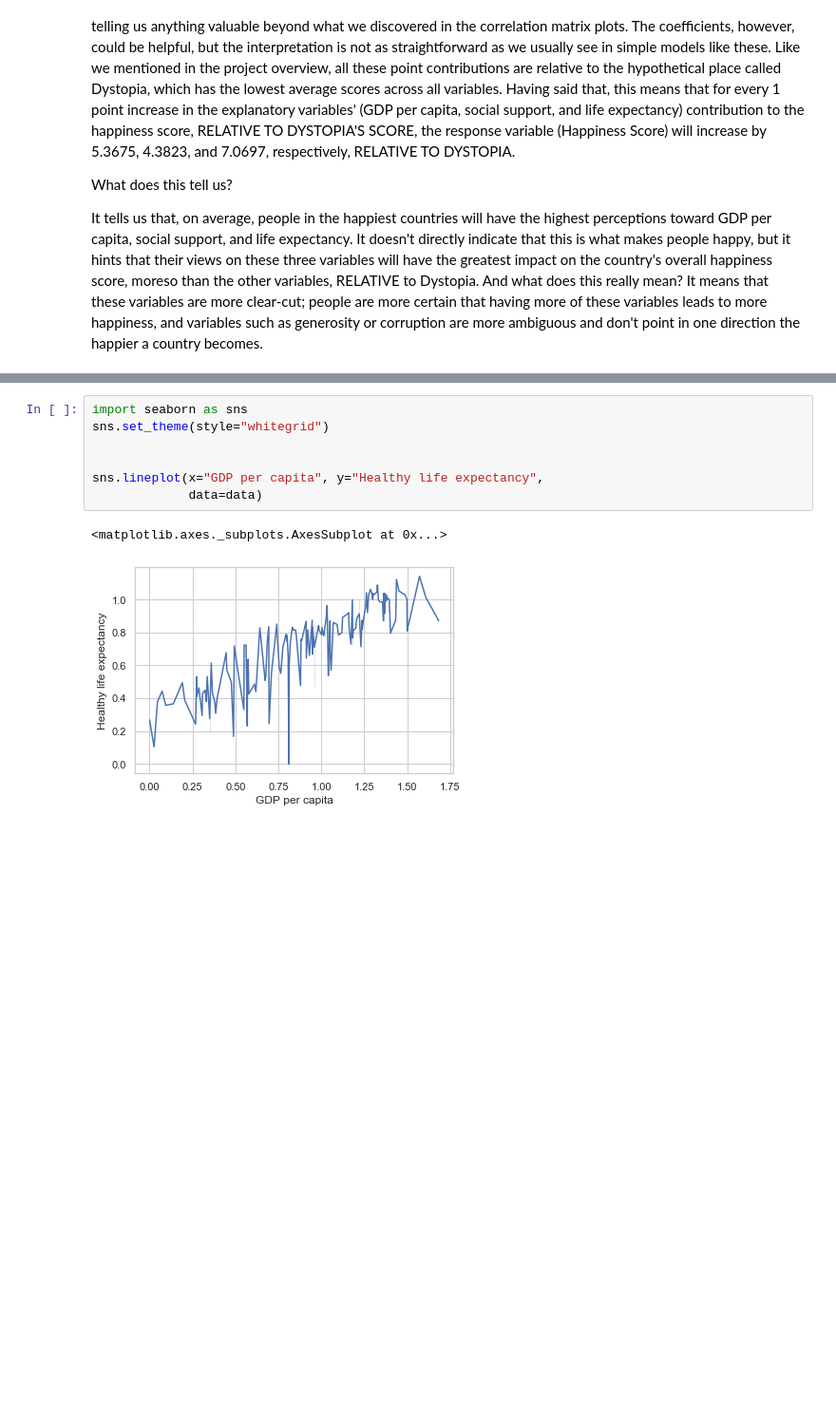
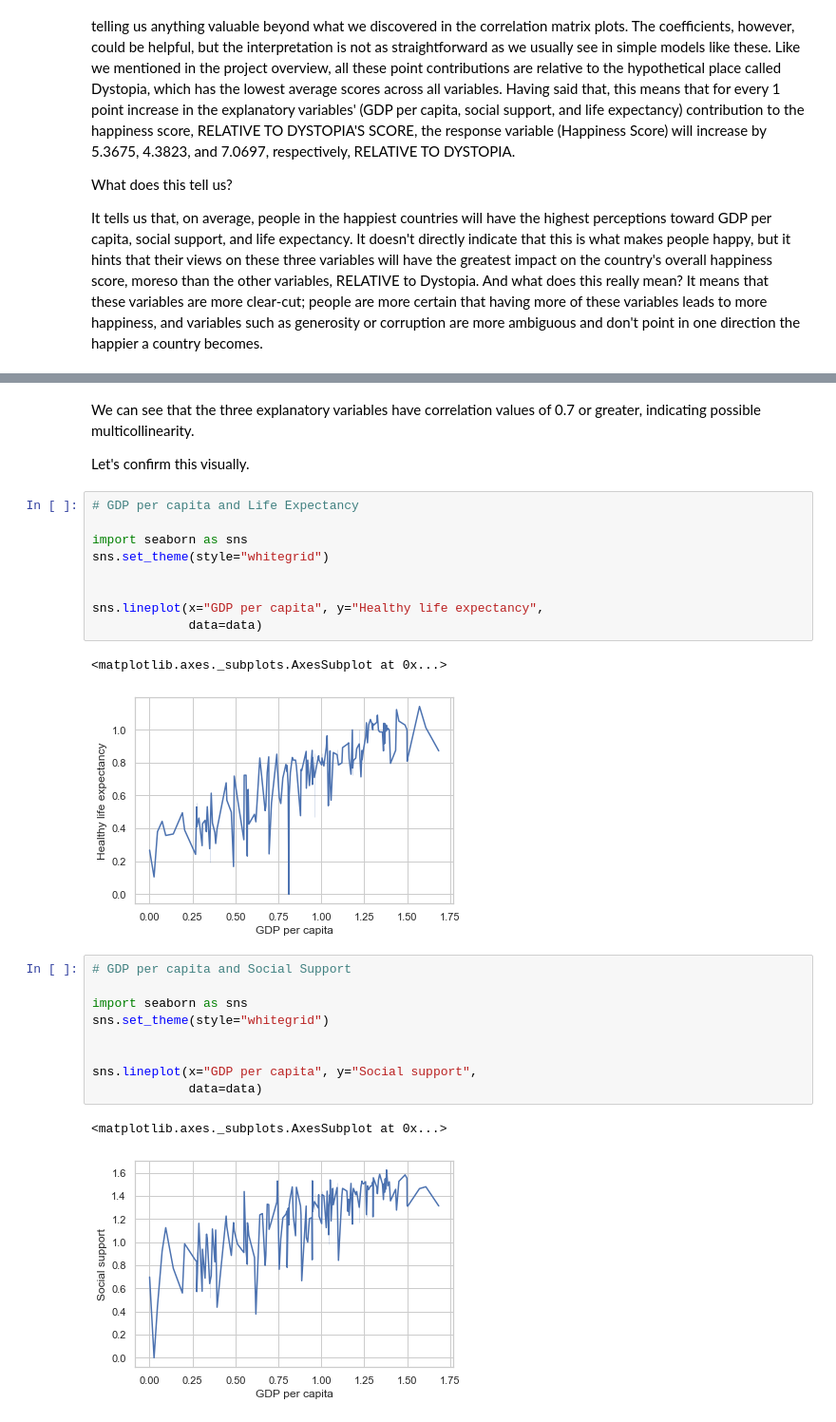
Before and after one commit to chapmal1/project1, a Jupyter notebook: project1.ipynb, the cells around one changed output, grey strips where cells are left out. Shown at 95% size. Saved outputs shown, nothing was run; the diff lists cells and outputs as text; blank space fills up the shorter version.

```diff
--- a/project1.ipynb
+++ b/project1.ipynb
@@ -249,7 +273,13 @@ Healthy life expectancy                        0.295283
 Freedom to make life choices                   0.438843
 Generosity                                     0.326538
 Perceptions of corruption                      1.000000
+# %% [markdown]
+We can see that the three explanatory variables have correlation values of 0.7 or greater, indicating possible multicollinearity.
+
+Let's confirm this visually.
 # %%
+# GDP per capita and Life Expectancy
+
 import seaborn as sns
 sns.set_theme(style="whitegrid")
 
@@ -259,3 +289,15 @@ sns.lineplot(x="GDP per capita", y="Healthy life expectancy",
 # %% [output]
 <matplotlib.axes._subplots.AxesSubplot at 0x...>
 [figure]
+# %%
+# GDP per capita and Social Support
+
+import seaborn as sns
+sns.set_theme(style="whitegrid")
+
+
+sns.lineplot(x="GDP per capita", y="Social support",
+             data=data)
+# %% [output]
+<matplotlib.axes._subplots.AxesSubplot at 0x...>
+[figure, added]
```
Also changed, not shown: parts of 9 cells of this notebook, 1 other file.
